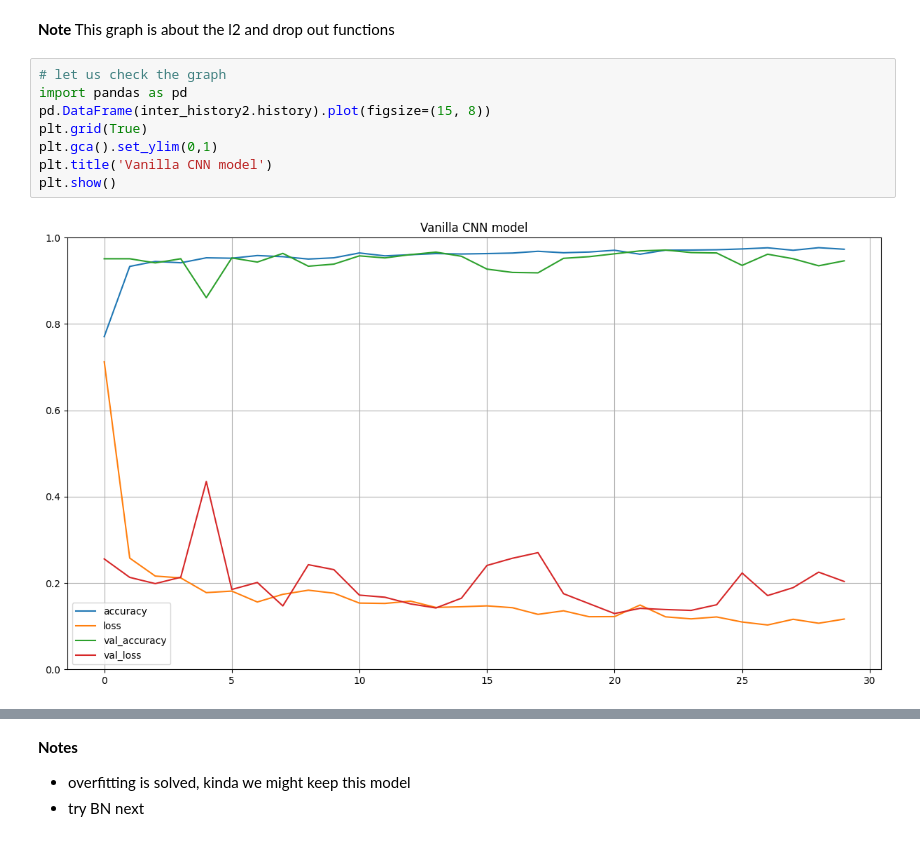
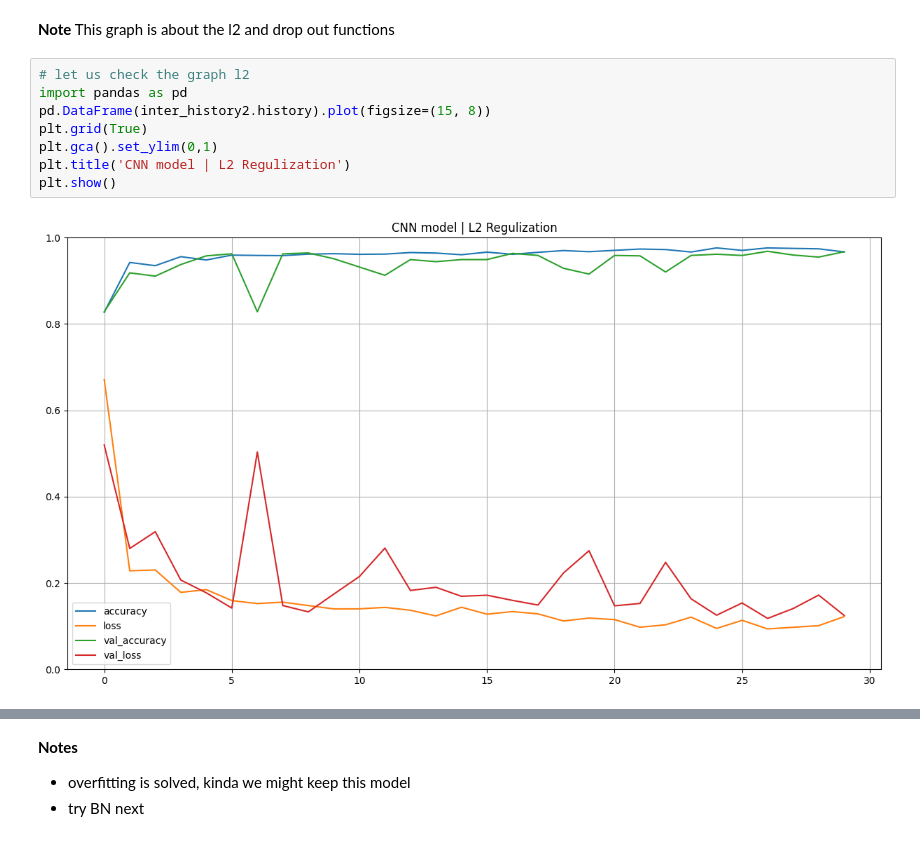
Before and after one commit to yusuf-codes10/deep-learining-project, a Jupyter notebook: dp_project.ipynb, the cells around one changed output, grey strips where cells are left out. Cells and saved outputs as stored; diff of their text form.

```diff
--- a/dp_project.ipynb
+++ b/dp_project.ipynb
@@ -654,15 +625,15 @@ Epoch 30/30
 **Note**
 This graph is about the l2 and drop out functions
 # %%
-# let us check the graph
+# let us check the graph l2
 import pandas as pd
 pd.DataFrame(inter_history2.history).plot(figsize=(15, 8))
 plt.grid(True)
 plt.gca().set_ylim(0,1)
-plt.title('Vanilla CNN model')
+plt.title('CNN model | L2 Regulization')
 plt.show()
 # %% [output]
-[figure, old version]
+[figure, new version]
 # %%
 # this is the graph for batch normalization model, batch + drop out + l2 with dropping the learning rate
 # l2 inter_model
```
Also changed, not shown: parts of 4 cells of this notebook.
